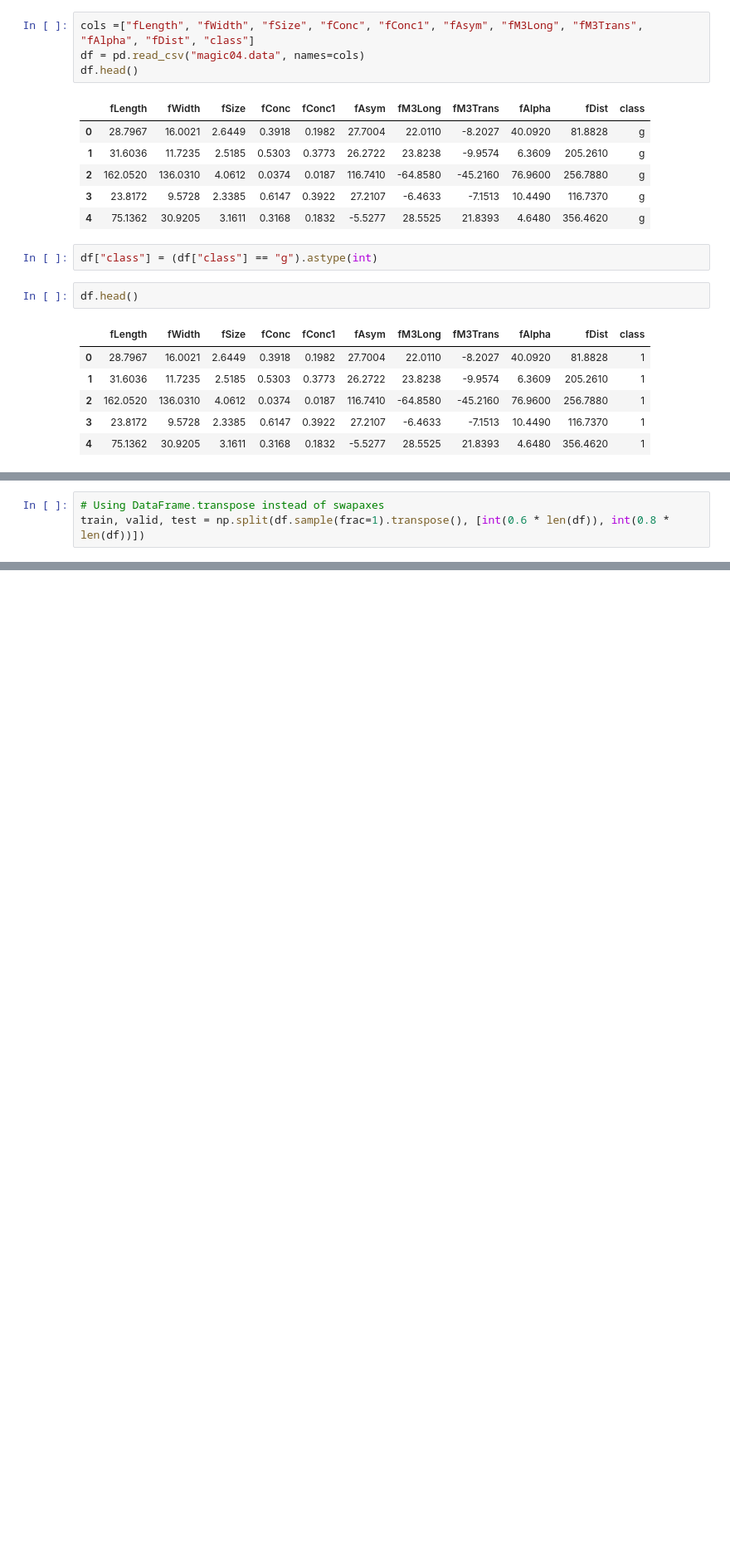
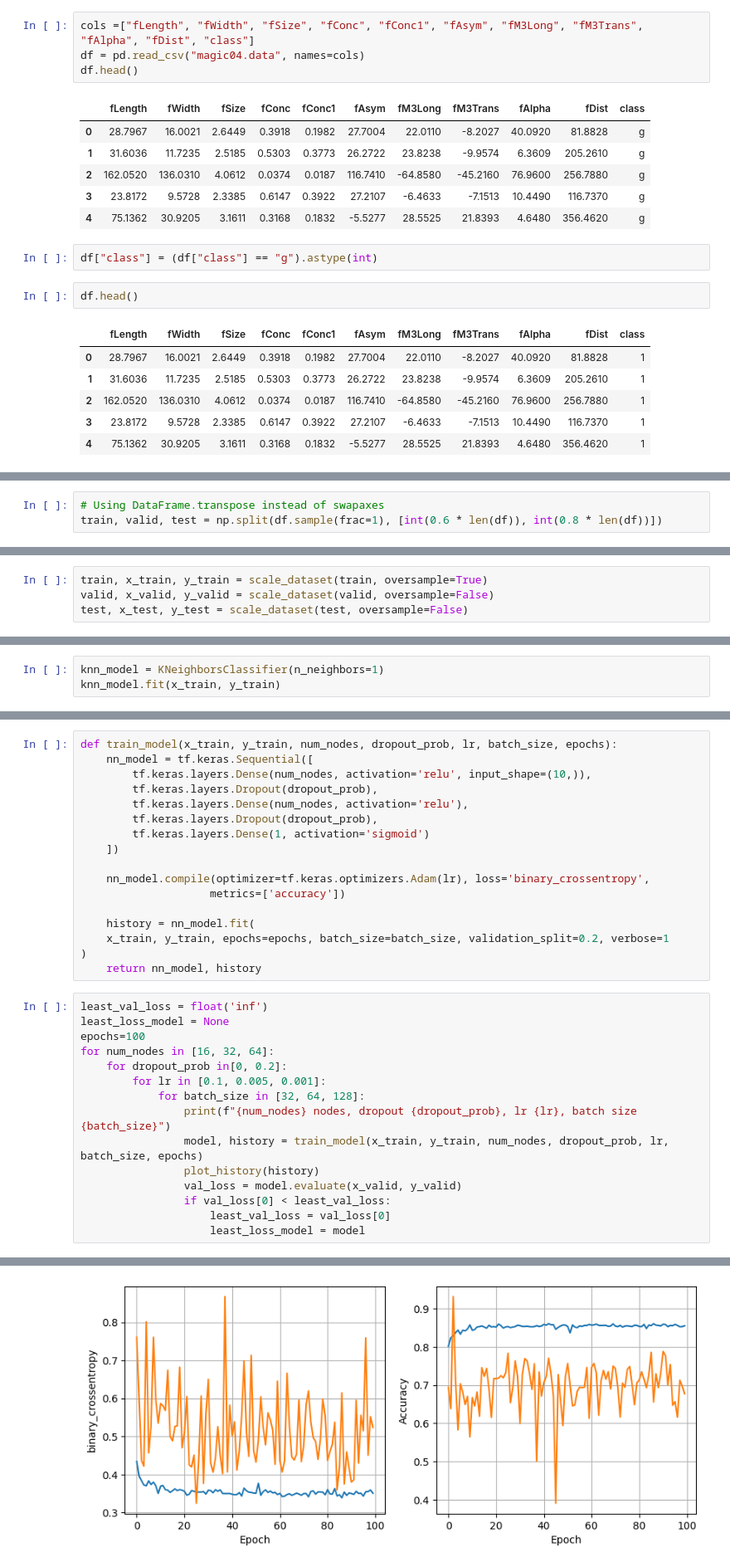
Before and after one commit to ID-Mahone/ML, a Jupyter notebook: index.ipynb, the cells around one changed output, grey strips where cells are left out. Shown at 83% size. Drawn from its saved outputs; the diff is of its cells as text; blank space fills up the shorter version.

```diff
--- a/index.ipynb
+++ b/index.ipynb
@@ -46,4 +58,4 @@ for label in cols[:-1]:
 # %%
 # Using DataFrame.transpose instead of swapaxes
-train, valid, test = np.split(df.sample(frac=1).transpose(), [int(0.6 * len(df)), int(0.8 * len(df))])
+train, valid, test = np.split(df.sample(frac=1), [int(0.6 * len(df)), int(0.8 * len(df))])
 # %%
@@ -64,0 +76,4 @@ KeyError: 'class'
+# %%
+train, x_train, y_train = scale_dataset(train, oversample=True)
+valid, x_valid, y_valid = scale_dataset(valid, oversample=False)
+test, x_test, y_test = scale_dataset(test, oversample=False)
@@ -64,0 +85,3 @@ KeyError: 'class'
+# %%
+knn_model = KNeighborsClassifier(n_neighbors=1)
+knn_model.fit(x_train, y_train)
@@ -64,0 +183,33 @@ KeyError: 'class'
+# %%
+def train_model(x_train, y_train, num_nodes, dropout_prob, lr, batch_size, epochs):
+    nn_model = tf.keras.Sequential([
+        tf.keras.layers.Dense(num_nodes, activation='relu', input_shape=(10,)),
+        tf.keras.layers.Dropout(dropout_prob),
+        tf.keras.layers.Dense(num_nodes, activation='relu'),
+        tf.keras.layers.Dropout(dropout_prob),
+        tf.keras.layers.Dense(1, activation='sigmoid')
+    ])
+
+    nn_model.compile(optimizer=tf.keras.optimizers.Adam(lr), loss='binary_crossentropy',
+                    metrics=['accuracy'])
+
+    history = nn_model.fit(
+    x_train, y_train, epochs=epochs, batch_size=batch_size, validation_split=0.2, verbose=1
+)
+    return nn_model, history
+# %%
+least_val_loss = float('inf')
+least_loss_model = None
+epochs=100
+for num_nodes in [16, 32, 64]:
+    for dropout_prob in[0, 0.2]:
+        for lr in [0.1, 0.005, 0.001]:
+            for batch_size in [32, 64, 128]:
+                print(f"{num_nodes} nodes, dropout {dropout_prob}, lr {lr}, batch size {batch_size}")
+                model, history = train_model(x_train, y_train, num_nodes, dropout_prob, lr, batch_size, epochs)
+                plot_history(history)
+                val_loss = model.evaluate(x_valid, y_valid)
+                if val_loss[0] < least_val_loss:
+                    least_val_loss = val_loss[0]
+                    least_loss_model = model
+# %% [output]
@@ -64,0 +233 @@ KeyError: 'class'
+[figure, added]
```
Also changed, not shown: parts of 26 cells of this notebook, 1 other file.
